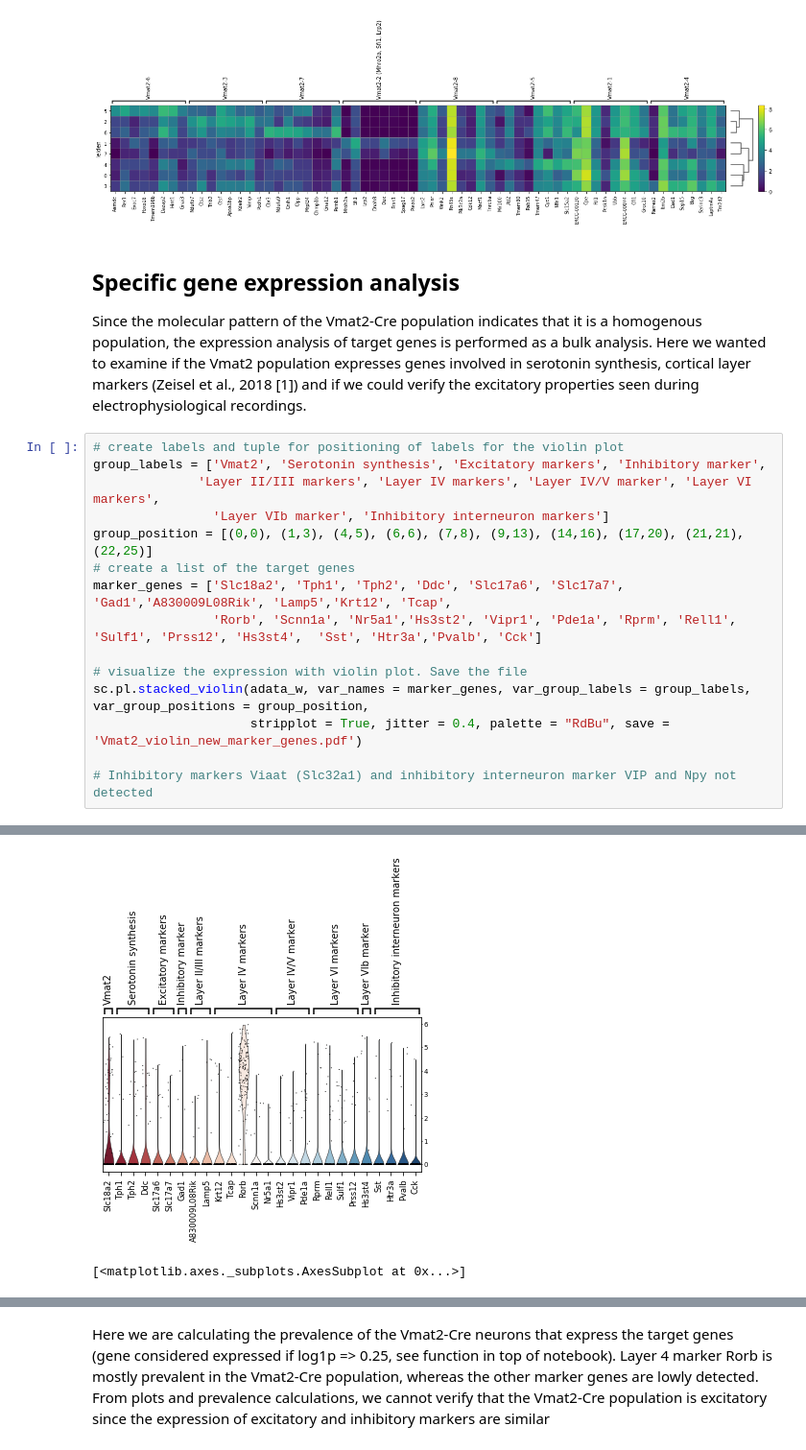
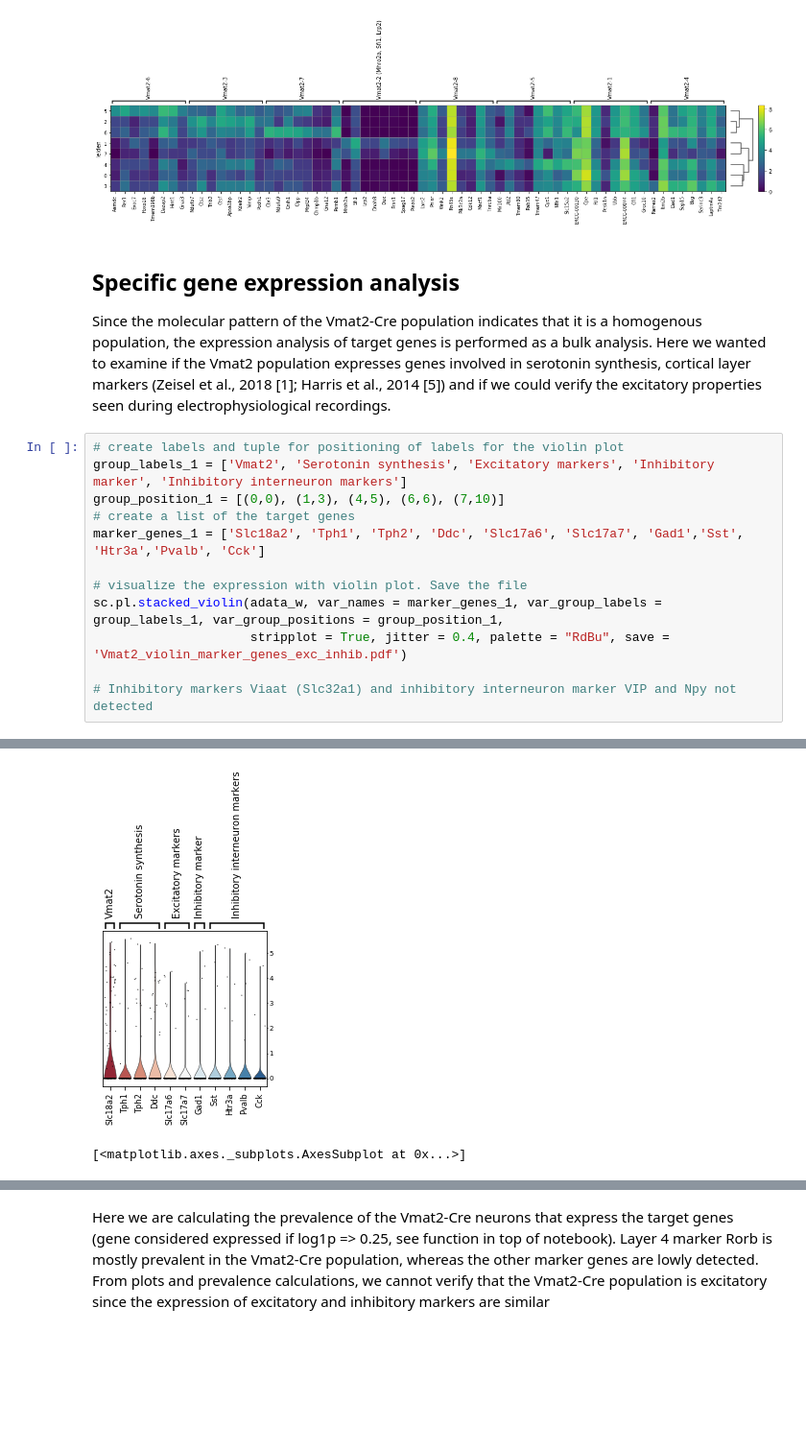
Before and after one commit to HannahBanarne/Somatosensory-cortical-Vmat2-analysis, a Jupyter notebook: Vmat2 cortical analysis.ipynb, the cells around one changed output, grey strips where cells are left out. Shown at 96% size. Saved outputs shown, nothing was run; the diff lists cells and outputs as text; blank space fills up the shorter version.

```diff
--- a/Vmat2 cortical analysis.ipynb
+++ b/Vmat2 cortical analysis.ipynb
@@ -380,20 +382,17 @@ WARNING: saving figure to file figures\matrixplotVmat2_matrix_procc.pdf
 [figure]
 # %% [markdown]
 ## Specific gene expression analysis
-Since the molecular pattern of the Vmat2-Cre population indicates that it is a homogenous population, the expression analysis of target genes is performed as a bulk analysis. Here we wanted to examine if the Vmat2 population expresses genes involved in serotonin synthesis, cortical layer markers (Zeisel et al., 2018 [1]) and if we could verify the excitatory properties seen during electrophysiological recordings.
+Since the molecular pattern of the Vmat2-Cre population indicates that it is a homogenous population, the expression analysis of target genes is performed as a bulk analysis. Here we wanted to examine if the Vmat2 population expresses genes involved in serotonin synthesis, cortical layer markers (Zeisel et al., 2018 [1]; Harris et al., 2014 [5]) and if we could verify the excitatory properties seen during electrophysiological recordings.
 # %%
 # create labels and tuple for positioning of labels for the violin plot
-group_labels = ['Vmat2', 'Serotonin synthesis', 'Excitatory markers', 'Inhibitory marker',
-              'Layer II/III markers', 'Layer IV markers', 'Layer IV/V marker', 'Layer VI markers',
-                'Layer VIb marker', 'Inhibitory interneuron markers']
-group_position = [(0,0), (1,3), (4,5), (6,6), (7,8), (9,13), (14,16), (17,20), (21,21),(22,25)]
+group_labels_1 = ['Vmat2', 'Serotonin synthesis', 'Excitatory markers', 'Inhibitory marker', 'Inhibitory interneuron markers']
+group_position_1 = [(0,0), (1,3), (4,5), (6,6), (7,10)]
 # create a list of the target genes
-marker_genes = ['Slc18a2', 'Tph1', 'Tph2', 'Ddc', 'Slc17a6', 'Slc17a7', 'Gad1','A830009L08Rik', 'Lamp5','Krt12', 'Tcap',
-                'Rorb', 'Scnn1a', 'Nr5a1','Hs3st2', 'Vipr1', 'Pde1a', 'Rprm', 'Rell1', 'Sulf1', 'Prss12', 'Hs3st4',  'Sst', 'Htr3a','Pvalb', 'Cck']
+marker_genes_1 = ['Slc18a2', 'Tph1', 'Tph2', 'Ddc', 'Slc17a6', 'Slc17a7', 'Gad1','Sst', 'Htr3a','Pvalb', 'Cck']
 
 # visualize the expression with violin plot. Save the file
-sc.pl.stacked_violin(adata_w, var_names = marker_genes, var_group_labels = group_labels, var_group_positions = group_position,
-                     stripplot = True, jitter = 0.4, palette = "RdBu", save = 'Vmat2_violin_new_marker_genes.pdf')
+sc.pl.stacked_violin(adata_w, var_names = marker_genes_1, var_group_labels = group_labels_1, var_group_positions = group_position_1,
+                     stripplot = True, jitter = 0.4, palette = "RdBu", save = 'Vmat2_violin_marker_genes_exc_inhib.pdf')
 
 # Inhibitory markers Viaat (Slc32a1) and inhibitory interneuron marker VIP and Npy not detected
 # %% [output]
@@ -401,2 +400,2 @@ WARNING: saving figure to file figures\stacked_violinVmat2_violin_new_marker_gen
-[figure, old version]
+[figure, new version]
 [<matplotlib.axes._subplots.AxesSubplot at 0x...>]
```
Also changed, not shown: parts of 14 cells of this notebook.
